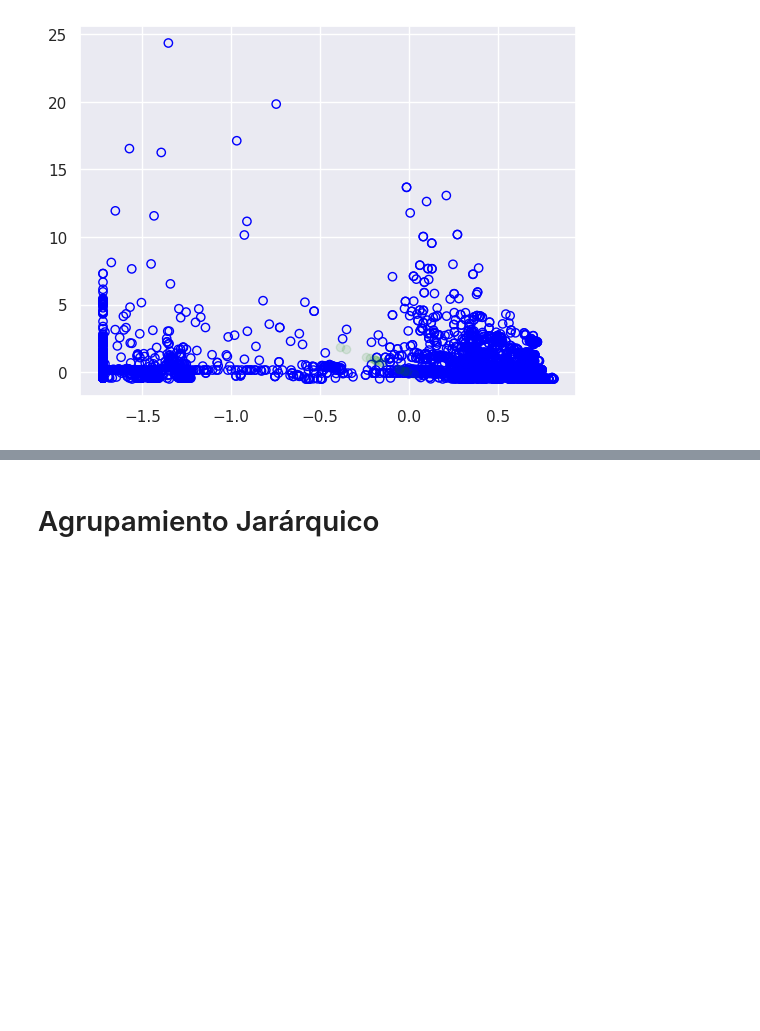
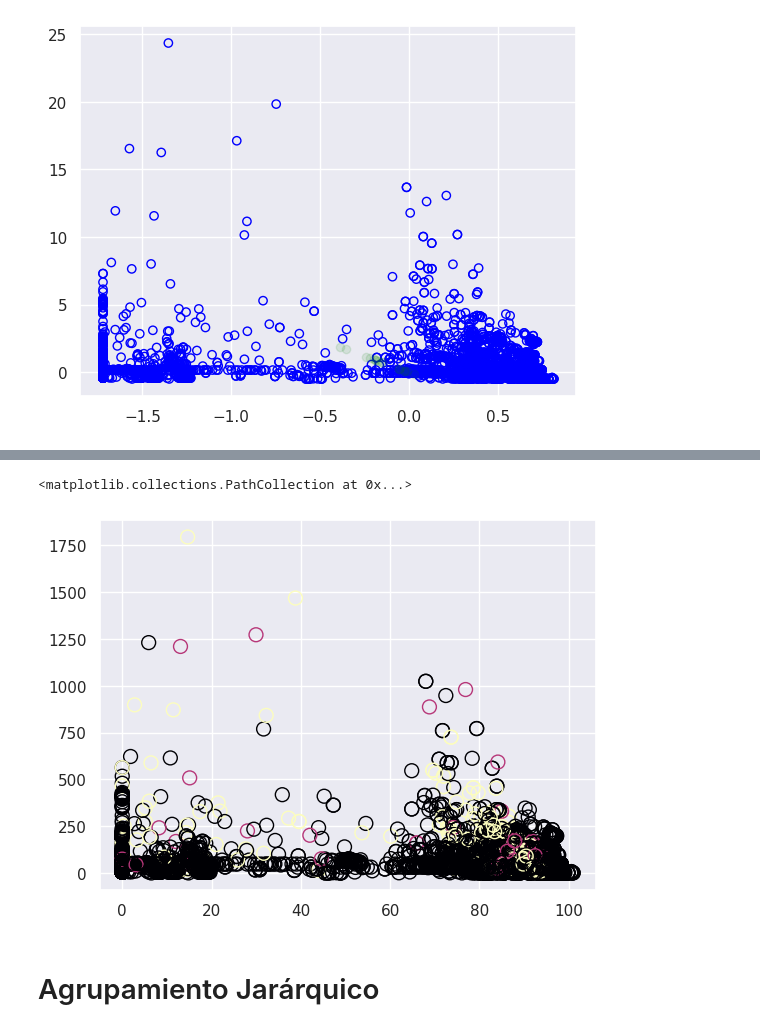
Before and after one commit to dannyasd/MineriaDeDatos, a Jupyter notebook: Lectura7.ipynb, the cells around one changed output, grey strips where cells are left out. Cells and saved outputs as stored; diff of their text form; code cells hidden in the pictures; blank space fills up the shorter version.

```diff
--- a/Lectura7.ipynb
+++ b/Lectura7.ipynb
@@ -378,2 +393,19 @@ InvalidIndexError: (slice(None, None, None), 0)
+# %%
+# Crear un colormap para la propiedad 'c'
+colormap = plt.cm.get_cmap('magma', np.max(grupos) + 1)
+
+# Graficar puntos con bordes coloreados por el grupo y con relleno transparente
+# Generamos un array de colores con el mismo tamaño que grupos y llenamos el canal alfa
+colors = colormap(grupos)
+# Configuramos la transparencia total para el relleno
+facecolors = np.zeros_like(colors)
+facecolors[:, 3] = 0  # alfa a 0 para el relleno
+X_1=X.loc[:, 'C1']
+X_2=X.loc[:, 'Proceso(chrome)\Operaciones de ES de datos/s']
+
+plt.scatter(X_1, X_2, edgecolors=colors, facecolors=facecolors, s=100, linewidths=1)
+# %% [output]
+<matplotlib.collections.PathCollection at 0x...>
+[figure, added]
 # %% [markdown]
 # Agrupamiento Jarárquico
```
Also changed, not shown: parts of 22 cells of this notebook.
